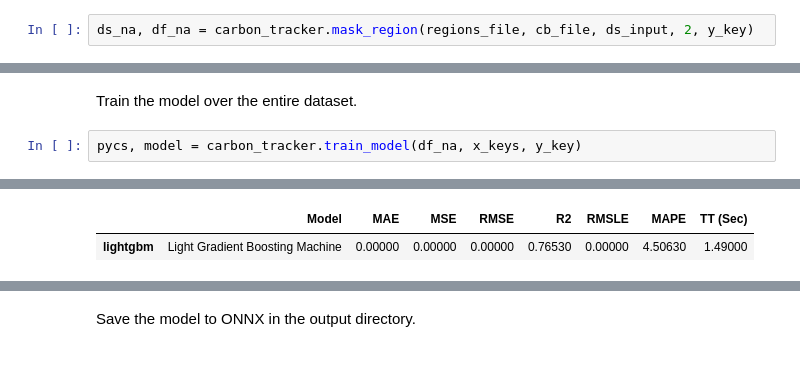
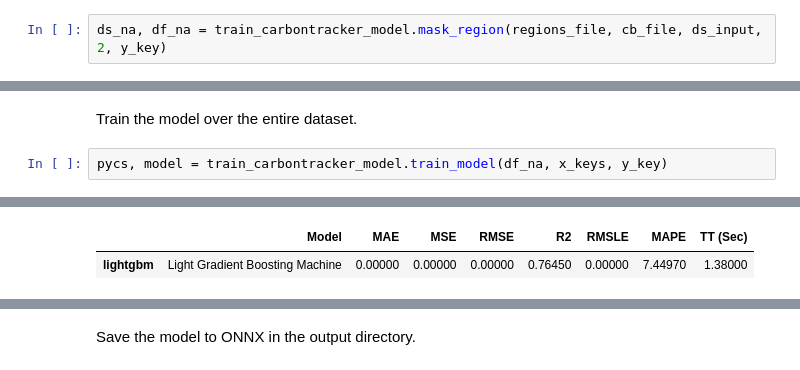
Before and after one commit to EXCITED-CO2/excited-workflow, a Jupyter notebook: docs/notebooks/train_carbontracker_model.ipynb, the cells around one changed output, grey strips where cells are left out. Saved outputs shown, nothing was run; the diff lists cells and outputs as text.

```diff
--- a/docs/notebooks/train_carbontracker_model.ipynb
+++ b/docs/notebooks/train_carbontracker_model.ipynb
@@ -63,7 +63,7 @@ ds_input = xr.merge(
 # %% [markdown]
 To limit the analyis to Transcom region 2 (North America) we require the `regions.nc` file:
 # %%
-ds_na, df_na = carbon_tracker.mask_region(regions_file, cb_file, ds_input, 2, y_key)
+ds_na, df_na = train_carbontracker_model.mask_region(regions_file, cb_file, ds_input, 2, y_key)
 # %%
 ds_na
 # %% [output]
@@ -108,5 +108,5 @@ carbon_tracker.validate_model(ds_na, 5, x_keys, y_key, output_dir)
 # %% [markdown]
 Train the model over the entire dataset.
 # %%
-pycs, model = carbon_tracker.train_model(df_na, x_keys, y_key)
+pycs, model = train_carbontracker_model.train_model(df_na, x_keys, y_key)
 # %% [output]
@@ -115,4 +115,4 @@ pycs, model = carbon_tracker.train_model(df_na, x_keys, y_key)
 [interactive output not drawn]
 |  | Model | MAE | MSE | RMSE | R2 | RMSLE | MAPE | TT (Sec) |
-| lightgbm | Light Gradient Boosting Machine | 0.00000 | 0.00000 | 0.00000 | 0.76530 | 0.00000 | 4.50630 | 1.49000 |
+| lightgbm | Light Gradient Boosting Machine | 0.00000 | 0.00000 | 0.00000 | 0.76450 | 0.00000 | 7.44970 | 1.38000 |
 [interactive output not drawn]
```
Also changed, not shown: parts of 6 cells of this notebook, 2 other files.
